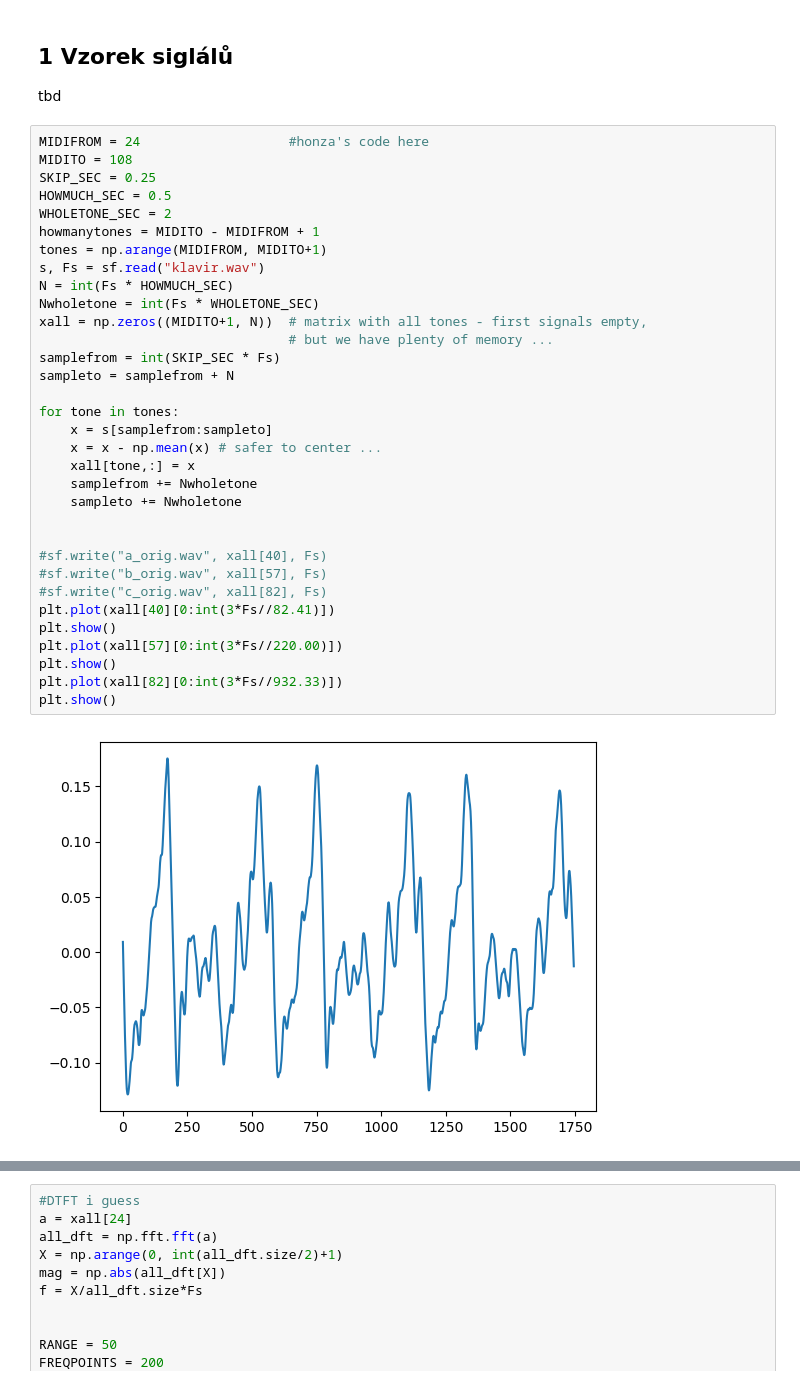
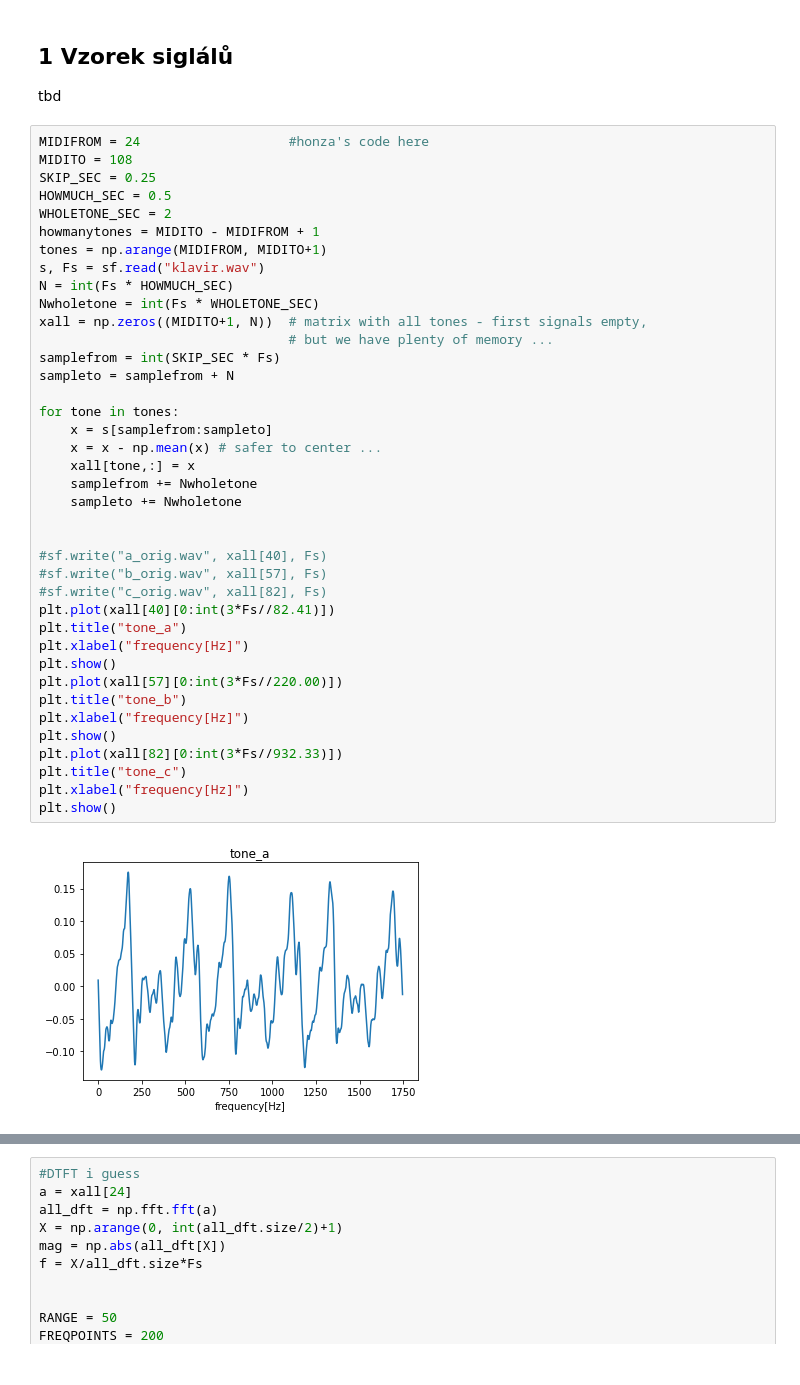
Before and after one commit to jirmusovic/Signaly-a-systemy, a Jupyter notebook: py/proj.ipynb, the cells around one changed output, grey strips where cells are left out. Drawn from its saved outputs; the diff is of its cells as text.

```diff
--- a/py/proj.ipynb
+++ b/py/proj.ipynb
@@ -23,31 +23,37 @@ SKIP_SEC = 0.25
 HOWMUCH_SEC = 0.5
 WHOLETONE_SEC = 2
 howmanytones = MIDITO - MIDIFROM + 1
 tones = np.arange(MIDIFROM, MIDITO+1)
 s, Fs = sf.read("klavir.wav")
 N = int(Fs * HOWMUCH_SEC)
 Nwholetone = int(Fs * WHOLETONE_SEC)
 xall = np.zeros((MIDITO+1, N))  # matrix with all tones - first signals empty,
                                 # but we have plenty of memory ...
 samplefrom = int(SKIP_SEC * Fs)
 sampleto = samplefrom + N
 
 for tone in tones:
     x = s[samplefrom:sampleto]
     x = x - np.mean(x) # safer to center ...
     xall[tone,:] = x
     samplefrom += Nwholetone
     sampleto += Nwholetone
 
 
 #sf.write("a_orig.wav", xall[40], Fs)
 #sf.write("b_orig.wav", xall[57], Fs)
 #sf.write("c_orig.wav", xall[82], Fs)
 plt.plot(xall[40][0:int(3*Fs//82.41)])
+plt.title("tone_a")
+plt.xlabel("frequency[Hz]")
 plt.show()
 plt.plot(xall[57][0:int(3*Fs//220.00)])
+plt.title("tone_b")
+plt.xlabel("frequency[Hz]")
 plt.show()
 plt.plot(xall[82][0:int(3*Fs//932.33)])
+plt.title("tone_c")
+plt.xlabel("frequency[Hz]")
 plt.show()
 # %% [output]
-[figure, old version]
+[figure, new version]
```
Also changed, not shown: parts of 6 cells of this notebook.
